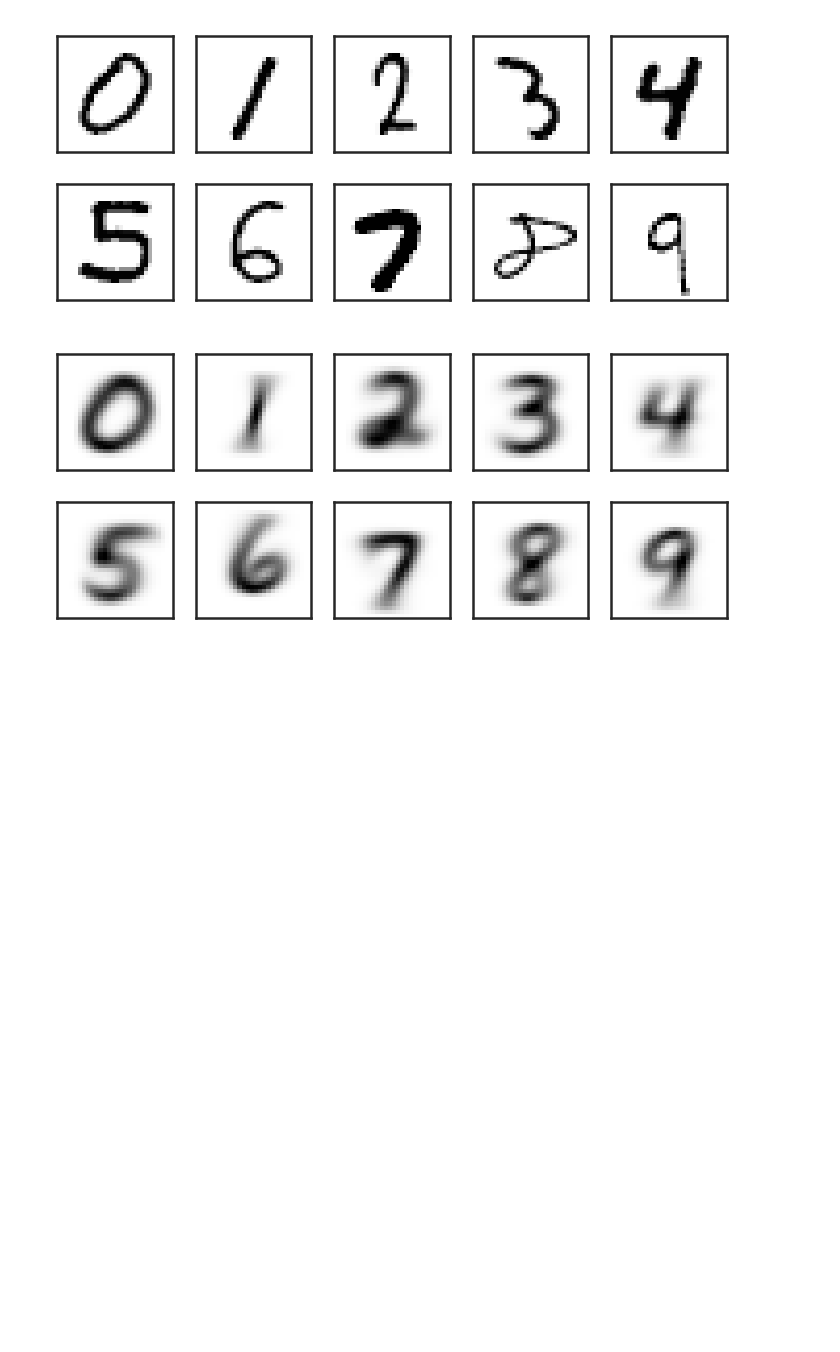
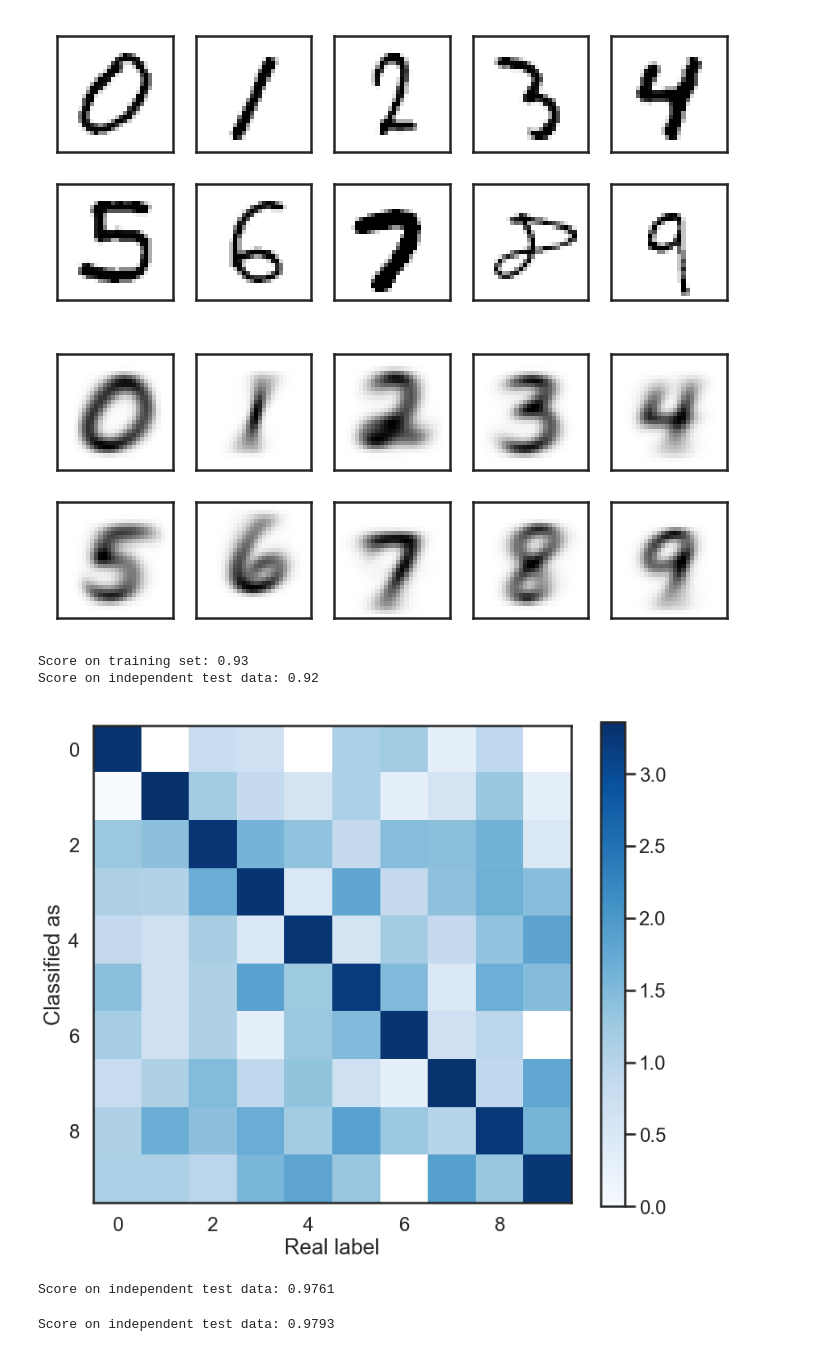
Before and after one commit to harcel/blog, a Jupyter notebook: digits.ipynb, the cells around one changed output. Drawn from its saved outputs; the diff is of its cells as text; code cells hidden in the pictures; blank space fills up the shorter version.

```diff
--- a/digits.ipynb
+++ b/digits.ipynb
@@ -47,3 +47,47 @@ for target in range(10):
     pp.set_yticklabels([])
 # %% [output]
 [figure]
+# %%
+# A rename for clarity
+labels = y
+features = X
+# %%
+# Import machine learning functionality used here.
+from sklearn.linear_model import LogisticRegression
+from sklearn.model_selection import train_test_split
+
+# Splitting training and test data, and initialize a LogisticRegression with default settings.
+xtr, x, ytr, y = train_test_split(features, labels, test_size=0.3)
+clf = LogisticRegression()
+
+# Perform the logistic regression and evaluate results.
+clf.fit(xtr, ytr)
+print("Score on training set: {0:3.2f} \nScore on independent test data: {1:3.2f}".format(clf.score(xtr, ytr), clf.score(x, y)))
+# %% [output]
+Score on training set: 0.93
+Score on independent test data: 0.92
+# %%
+from sklearn.metrics import confusion_matrix
+
+plt.figure(figsize=(12, 10))
+plt.imshow(np.log10(confusion_matrix(y, clf.predict(x))), interpolation='nearest', cmap='Blues')
+plt.xlabel("Real label")
+plt.ylabel("Classified as")
+plt.colorbar();
+# %% [output]
+[figure, added]
+# %%
+from sklearn.neural_network import MLPClassifier
+mlp = MLPClassifier()
+
+mlp.fit(xtr, ytr)
+print("Score on independent test data: {0:5.4f}".format(mlp.score(x, y)))
+# %% [output]
+Score on independent test data: 0.9761
+# %%
+mlp_deep = MLPClassifier(hidden_layer_sizes=(500, 200, 50))
+
+mlp_deep.fit(xtr, ytr)
+print("Score on independent test data: {0:5.4f}".format(mlp_deep.score(x, y)))
+# %% [output]
+Score on independent test data: 0.9793
```
Also changed, not shown: parts of 1 cell of this notebook.
